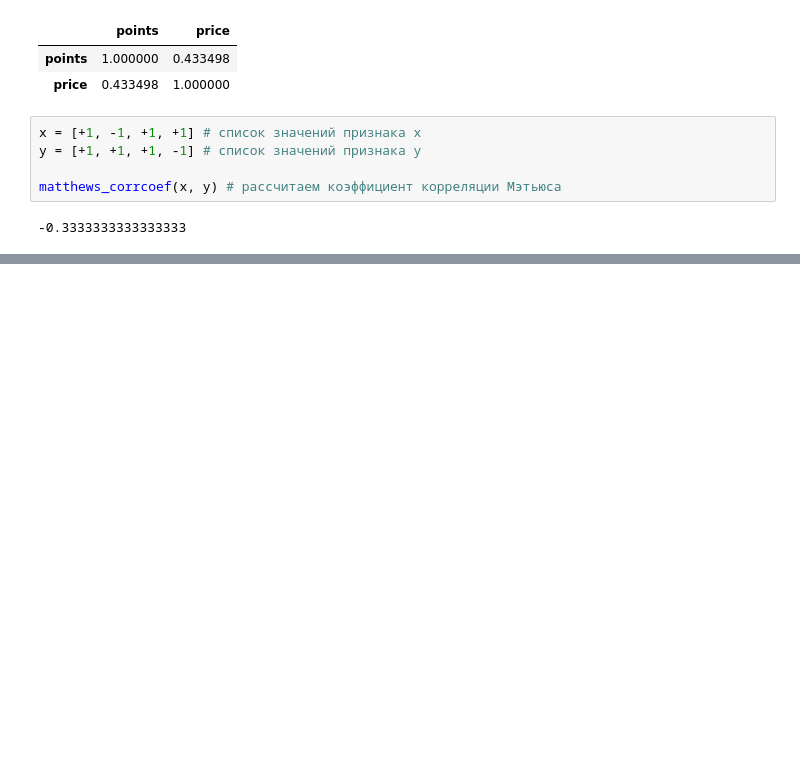
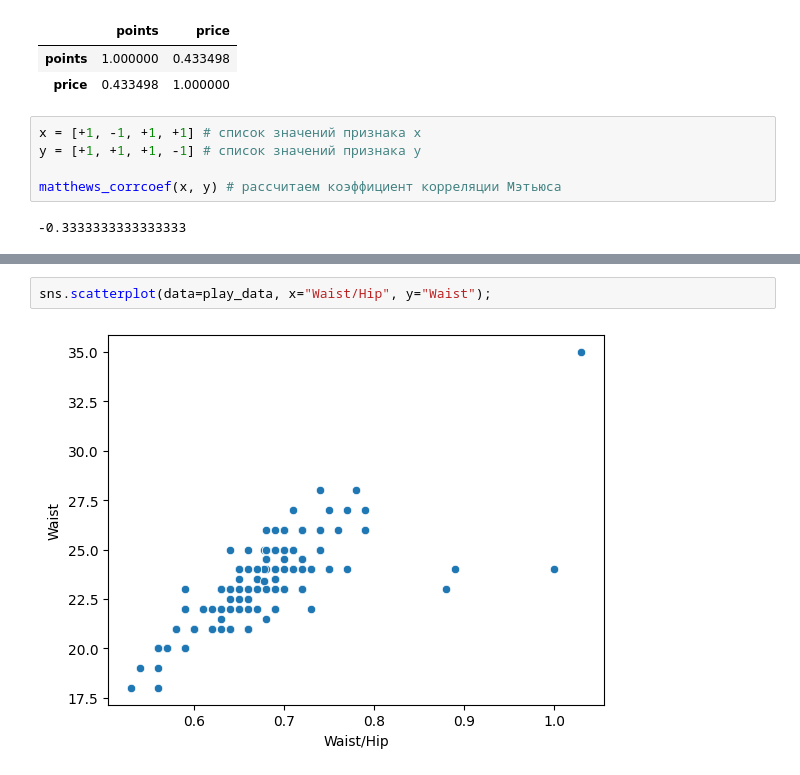
Before and after one commit to kdunaev-a10/SkillFactory-DTS, a Jupyter notebook: module-EDA/EDA-2/eda-2.ipynb, the cells around one changed output, grey strips where cells are left out. Cells and saved outputs as stored; diff of their text form; blank space fills up the shorter version.

```diff
--- a/module-EDA/EDA-2/eda-2.ipynb
+++ b/module-EDA/EDA-2/eda-2.ipynb
@@ -175,0 +234,4 @@ matthews_corrcoef(x, y) # рассчитаем коэффициент корре
+# %%
+sns.scatterplot(data=play_data, x="Waist/Hip", y="Waist");
+# %% [output]
+[figure, added]
```
Also changed, not shown: parts of 10 cells of this notebook.
